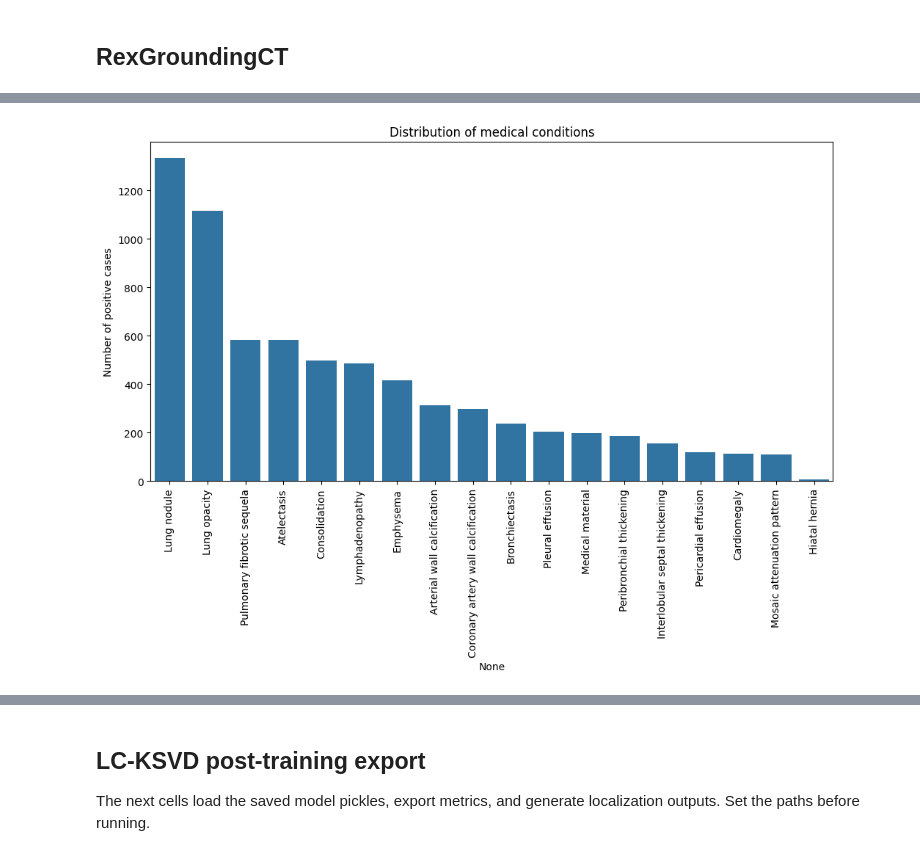
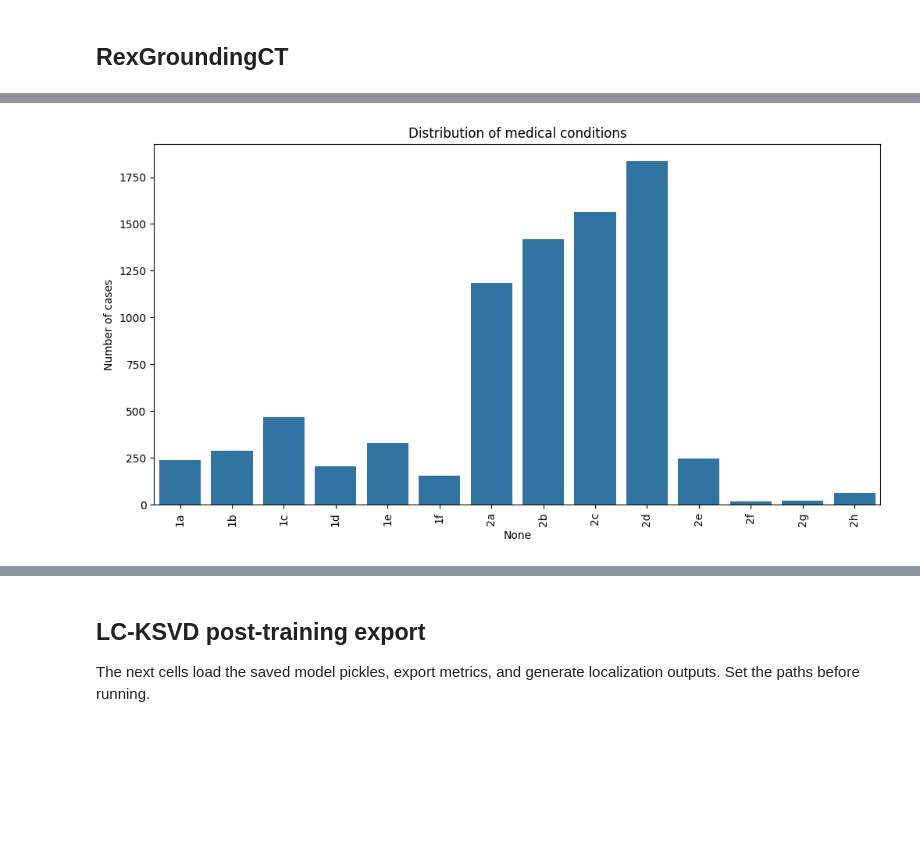
Before and after one commit to ckekula/fyp-3d-ct, a Jupyter notebook: models/eda.ipynb, the cells around one changed output, grey strips where cells are left out. Cells and saved outputs as stored; diff of their text form; code cells hidden in the pictures; blank space fills up the shorter version.

Commit message:
Update LC-KSVD implementation to use the correct metadata json

```diff
--- a/models/eda.ipynb
+++ b/models/eda.ipynb
@@ -182,0 +149,11 @@ dtype: int64
+# %%
+with open('/home/chest_ct/code/data/rexgrounding-ct/dataset_new.json', 'r') as file:
+    rex_data = json.load(file)
+
+rex_train_df = pd.DataFrame(rex_data["train"])
+rex_valid_df = pd.DataFrame(rex_data["val"])
+rex_test_df = pd.DataFrame(rex_data["test"])
+print("RexGrounding-CT Train set size:", len(rex_train_df))
+print("RexGrounding-CT Valid set size:", len(rex_valid_df))
+print("RexGrounding-CT Test set size:", len(rex_test_df))
+print("Total RexGrounding-CT samples:", len(rex_train_df) + len(rex_valid_df) + len(rex_test_df))
@@ -182,0 +183,16 @@ dtype: int64
+# %%
+from collections import Counter
+
+category_counts = Counter()
+
+for split in ["train", "val", "test"]:
+    df = pd.DataFrame(rex_data[split])
+
+    for cats in df["categories"]:
+        category_counts.update(cats.values())
+
+category_df = pd.DataFrame.from_dict(
+    category_counts, orient="index", columns=["count"]
+).sort_index()
+
+category_df
@@ -183,9 +215,9 @@ dtype: int64
 # %%
 plt.figure(figsize=(12,6))
-sns.barplot(x=filtered_label_counts.index, y=filtered_label_counts.values)
+sns.barplot(x=category_df.index, y=category_df['count'])
 plt.xticks(rotation=90)
-plt.ylabel("Number of positive cases")
+plt.ylabel("Number of cases")
 plt.title("Distribution of medical conditions")
 plt.show()
 # %% [output]
-[figure, old version]
+[figure, new version]
```
Also changed, not shown: parts of 33 cells of this notebook, 6 other files.
